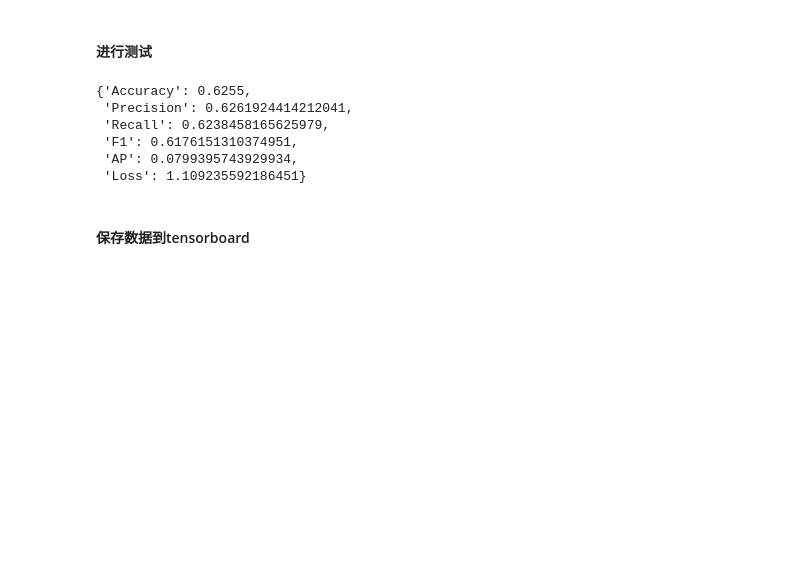
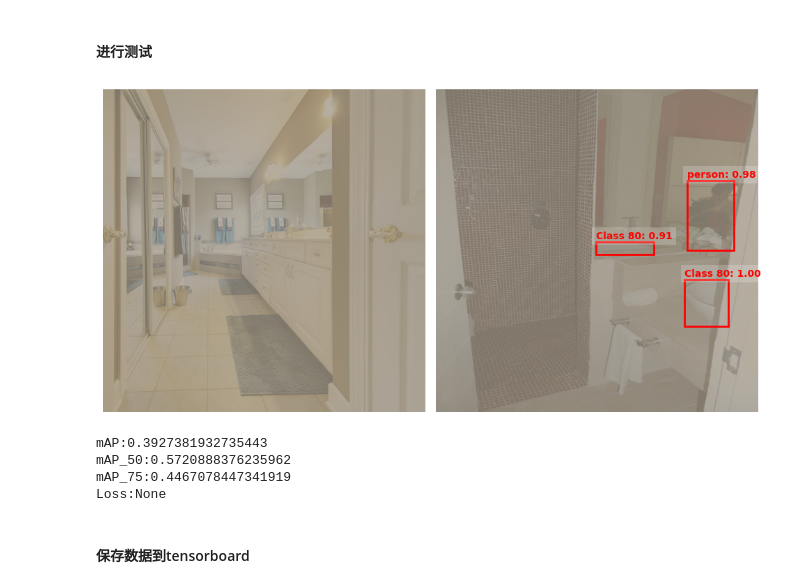
Before and after one commit to gyhdc/MyDLUtils, a Jupyter notebook: Project/detection.ipynb, the cells around one changed output. Drawn from its saved outputs; the diff is of its cells as text; code cells hidden in the pictures; blank space fills up the shorter version.

```diff
--- a/Project/detection.ipynb
+++ b/Project/detection.ipynb
@@ -151,24 +228,26 @@ torch.Size([2])
 #### 加载预训练模型
 # %%
 from torchvision import models
+from torchvision.models.detection.faster_rcnn import FastRCNNPredictor
 def get_pretrained(config=config):
     '''
         获取预训练模型
         @param config: 配置文件
         @return: 预训练模型
     '''
-
-    model=models.detection.fasterrcnn_resnet50_fpn(pretrained=False)
+    model=models.detection.fasterrcnn_resnet50_fpn(pretrained=True)
+    # in_features = model.roi_heads.box_predictor.cls_score.in_features
+    # model.roi_heads.box_predictor = FastRCNNPredictor(in_features, len(config.classes))
     return model.to(config.device)
 
-test_model=get_pretrained()
-measurer=metrics.ModelMeasurer(test_model)
+model=get_pretrained()
+measurer=metrics.ModelMeasurer(model)
 unit=1
-parameters_num,inference_time=measurer.simply_check_model(input_shape=config.inputs_shape)
+parameters_num,inference_time=measurer.simply_check_model(input_shape=config.inputs_shape,inference_repeation=50)
 print(f"inference_time:{inference_time} s")
 print(f"parameters_num:{parameters_num}")
 config.update(
-    network=test_model.__class__.__name__,
+    network=model.__class__.__name__,
     inference_time=inference_time,
     parameters_num=parameters_num,
 )
@@ -252,5 +337,41 @@ save_weights\MobileNetV-acc=0.5748-loss=1.047-max_epochs=200
 # %% [markdown]
 #### 进行测试
+# %%
+# 假设 images_tensor 为 tensor，形状 (N, C, H, W)
+from utils import prediction
+# 若图片经过归一化（例如均值和标准差归一化），可以定义 unnormalize_fn：
+# 例如：假设均值=[0.485, 0.456, 0.406]，标准差=[0.229, 0.224, 0.225]
+def unnormalize(img, mean=(0.485, 0.456, 0.406), std=(0.229, 0.224, 0.225)):
+    # img: tensor (C, H, W)
+    mean = torch.tensor(mean).view(-1, 1, 1).to(img.device)
+    std = torch.tensor(std).view(-1, 1, 1).to(img.device)
+    return img * std + mean
+import torchvision
+# model=models.detection.fasterrcnn_resnet50_fpn(pretrained=True).to(config.device)
+model.eval()
+category_names={idx:cls for idx,cls in enumerate(config.classes)}
+cnt=1
+mx=2
+for images, targets in val_loader:
+    if cnt<mx:
+        cnt+=1
+        continue
+    images = images.to(config.device)#一batch的图像[B,C,H,W]
+    targets = [{k: v.to(config.device) for k, v in t.items()} for t in targets] #一batch的['boxes', 'labels']
+    predictions = model(images)
+    # print(predictions)
+    prediction.visualize_batch(
+        images=images,
+        predictions=predictions,
+        unnormalize_fn=unnormalize,
+        score_threshold=0.5,
+        category_names=category_names,
+        label_offset=-1
+    )
+    break
+# 同时构造对应的预测结果
+# %% [output]
+[figure, added]
 # %%
 import torch
 from utils import utils,train_val
@@ -260,22 +381,22 @@ import os
 # model=BestSelector(os.path.join(dir,'metrics.json'))
 # saveDir=r'save_weights\BinaryClassificationMobileNetV3Large-acc=0.74336-loss=1.671334-max_epochs=40-1100'
 Model,config,logs=utils.loadProcess(saveDir=saveDir)
-metrics=train_val.validate_model(
+metrics=train_val_for_det.validate_model_detection(
     model=Model.model,
     val_loader=test_loader,
     device=config.device,
     only_val=True,
-    criterion=criterion
+    criterion=None
 )
 
 metrics
+for metric,value in metrics.items():
+    print(f'{metric}:{value}')
 # %% [output]
-{'Accuracy': 0.6255,
- 'Precision': 0.6261924414212041,
- 'Recall': 0.6238458165625979,
- 'F1': 0.6176151310374951,
- 'AP': 0.0799395743929934,
- 'Loss': 1.109235592186451}
+mAP:0.3927381932735443
+mAP_50:0.5720888376235962
+mAP_75:0.4467078447341919
+Loss:None
 # %% [markdown]
 #### 保存数据到tensorboard
 # %%
```
Also changed, not shown: parts of 13 cells of this notebook, 5 other files.
